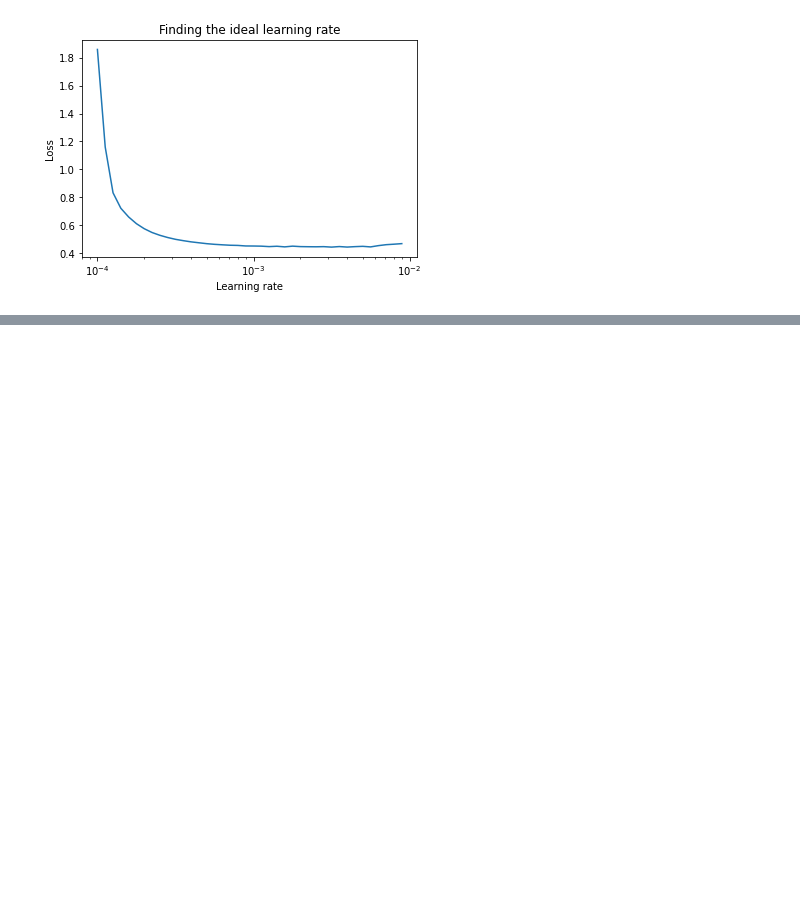
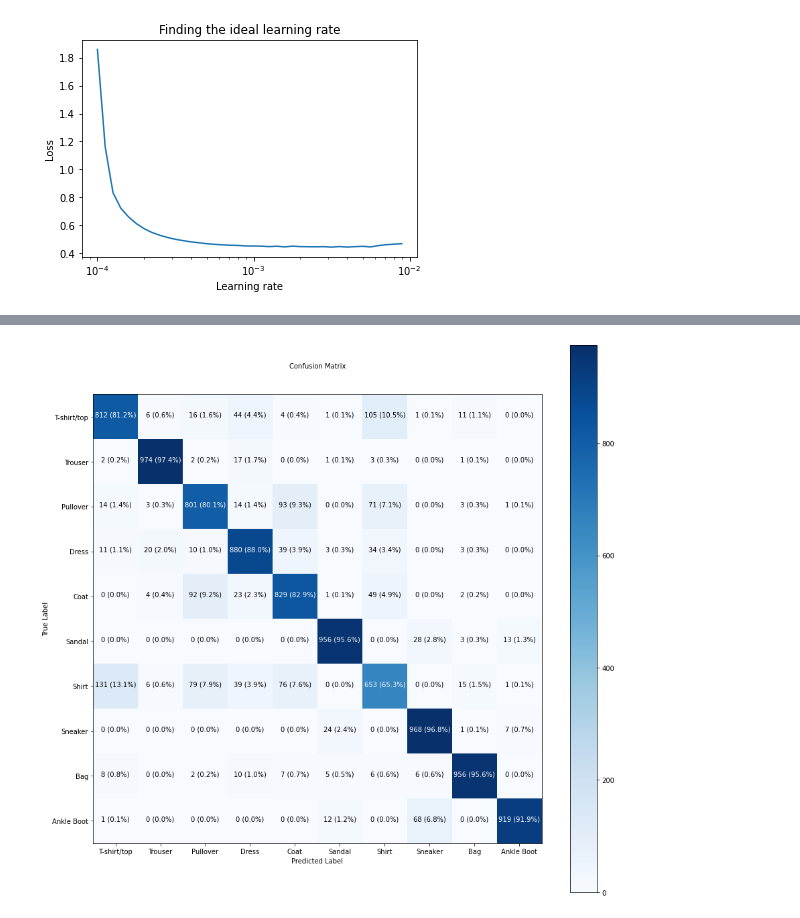
Before and after one commit to ThangDoan2001/TensorFlow_ZeroToHero, a Jupyter notebook: 02_neural_network_classification_with_tensorflow_homework.ipynb, the cells around one changed output, grey strips where cells are left out. Cells and saved outputs as stored; diff of their text form; code cells hidden in the pictures; blank space fills up the shorter version.

```diff
--- a/02_neural_network_classification_with_tensorflow_homework.ipynb
+++ b/02_neural_network_classification_with_tensorflow_homework.ipynb
@@ -628,0 +811,28 @@ Epoch 25/25
+# %%
+# Create model again
+
+# Set the random seed
+tf.random.set_seed(42)
+
+# 1. Create the model
+model_11 = tf.keras.Sequential([
+ tf.keras.layers.Flatten(input_shape=(28, 28)),
+ tf.keras.layers.Dense(20, activation=tf.keras.activations.relu),
+ tf.keras.layers.Dense(20, activation=tf.keras.activations.relu),
+ tf.keras.layers.Dense(20, activation=tf.keras.activations.relu),
+ tf.keras.layers.Dense(20, activation=tf.keras.activations.relu),
+ tf.keras.layers.Dense(20, activation=tf.keras.activations.relu),
+ tf.keras.layers.Dense(20, activation=tf.keras.activations.relu),
+ tf.keras.layers.Dense(10, activation=tf.keras.activations.softmax)
+])
+
+# 2. Compile the model
+model_11.compile(loss=tf.keras.losses.SparseCategoricalCrossentropy(),
+                 optimizer=tf.keras.optimizers.Adam(learning_rate=1e-3),
+                 metrics=["accuracy"])
+
+# 3. Fit the model
+history_11 = model_11.fit(train_data_norm,
+                          train_labels,
+                          epochs=40,
+                          validation_data=(test_data_norm, test_labels))
@@ -628,0 +857,12 @@ Epoch 25/25
+# %%
+y_pred = model_11.predict(test_data_norm)
+# %%
+y_pred = y_pred.argmax(axis=1)
+# %%
+make_confusion_matrix(y_true=test_labels,
+                      y_pred=y_pred,
+                      classes=class_names,
+                      figsize=(15, 15),
+                      text_size=10)
+# %% [output]
+[figure, added]
```
Also changed, not shown: parts of 32 cells of this notebook.
